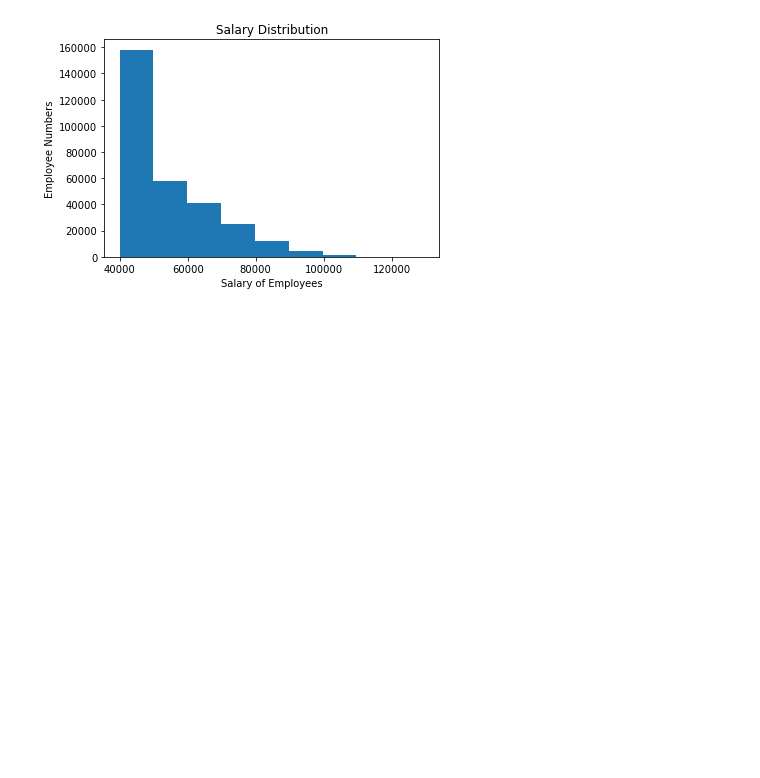
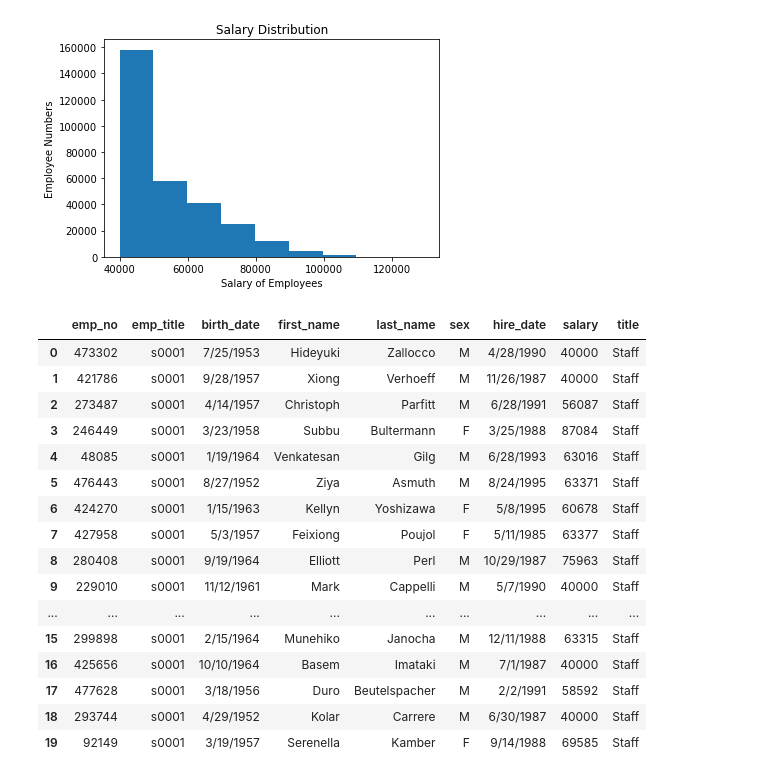
Before and after one commit to yan-ash/sql-challenge, a Jupyter notebook: EmployeeSQL/bonus.ipynb, the cells around one changed output. Cells and saved outputs as stored; diff of their text form; code cells hidden in the pictures; blank space fills up the shorter version.

```diff
--- a/EmployeeSQL/bonus.ipynb
+++ b/EmployeeSQL/bonus.ipynb
@@ -51,3 +66,24 @@ plt.title("Salary Distribution")
 # %% [output]
 Text(0.5, 1.0, 'Salary Distribution')
 [figure]
+# %%
+df= combined_df.merge(title_df, on = 'emp_title')
+df.head(20)
+# %% [output]
+|  | emp_no | emp_title | birth_date | first_name | last_name | sex | hire_date | salary | title |
+| 0 | 473302 | s0001 | 7/25/1953 | Hideyuki | Zallocco | M | 4/28/1990 | 40000 | Staff |
+| 1 | 421786 | s0001 | 9/28/1957 | Xiong | Verhoeff | M | 11/26/1987 | 40000 | Staff |
+| 2 | 273487 | s0001 | 4/14/1957 | Christoph | Parfitt | M | 6/28/1991 | 56087 | Staff |
+| 3 | 246449 | s0001 | 3/23/1958 | Subbu | Bultermann | F | 3/25/1988 | 87084 | Staff |
+| 4 | 48085 | s0001 | 1/19/1964 | Venkatesan | Gilg | M | 6/28/1993 | 63016 | Staff |
+| 5 | 476443 | s0001 | 8/27/1952 | Ziya | Asmuth | M | 8/24/1995 | 63371 | Staff |
+| 6 | 424270 | s0001 | 1/15/1963 | Kellyn | Yoshizawa | F | 5/8/1995 | 60678 | Staff |
+| 7 | 427958 | s0001 | 5/3/1957 | Feixiong | Poujol | F | 5/11/1985 | 63377 | Staff |
+| 8 | 280408 | s0001 | 9/19/1964 | Elliott | Perl | M | 10/29/1987 | 75963 | Staff |
+| 9 | 229010 | s0001 | 11/12/1961 | Mark | Cappelli | M | 5/7/1990 | 40000 | Staff |
+| ... | ... | ... | ... | ... | ... | ... | ... | ... | ... |
+| 15 | 299898 | s0001 | 2/15/1964 | Munehiko | Janocha | M | 12/11/1988 | 63315 | Staff |
+| 16 | 425656 | s0001 | 10/10/1964 | Basem | Imataki | M | 7/1/1987 | 40000 | Staff |
+| 17 | 477628 | s0001 | 3/18/1956 | Duro | Beutelspacher | M | 2/2/1991 | 58592 | Staff |
+| 18 | 293744 | s0001 | 4/29/1952 | Kolar | Carrere | M | 6/30/1987 | 40000 | Staff |
+| 19 | 92149 | s0001 | 3/19/1957 | Serenella | Kamber | F | 9/14/1988 | 69585 | Staff |
```
Also changed, not shown: parts of 8 cells of this notebook, 2 other files.
